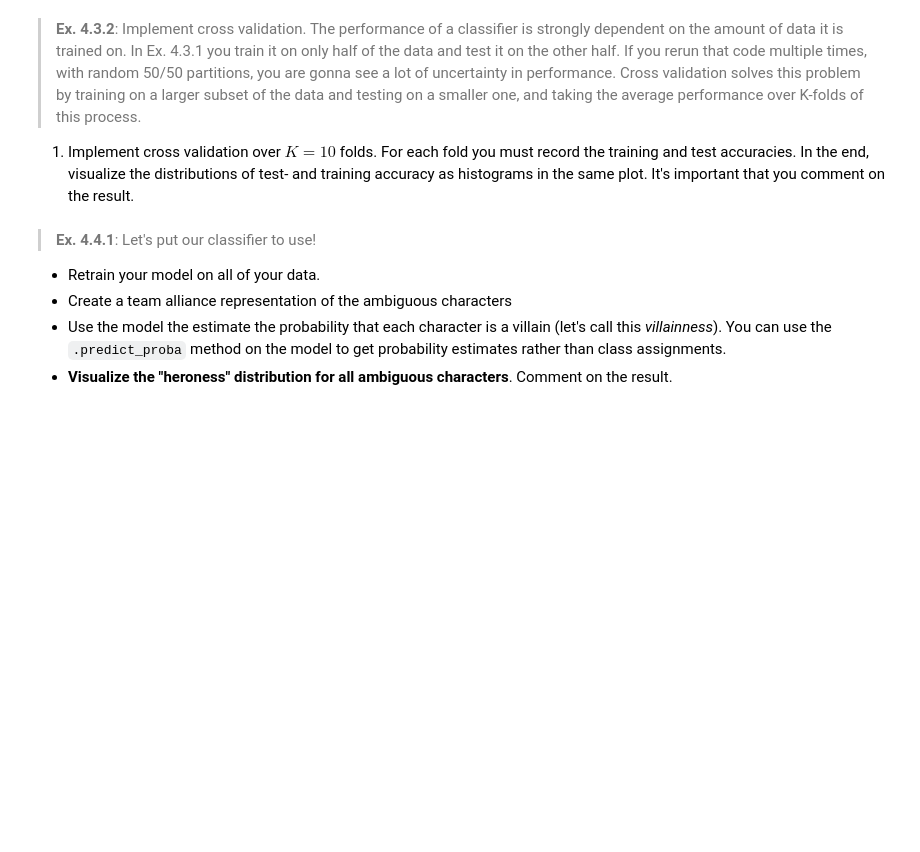
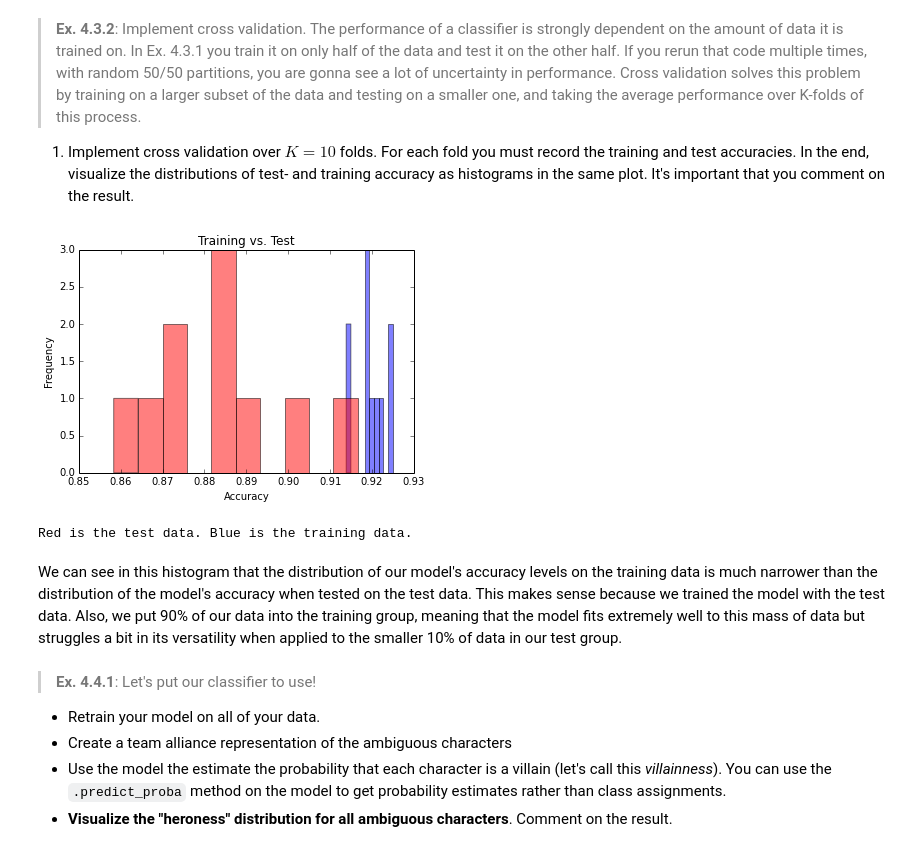
Before and after one commit to jmazanec15/BigDataClass, a Jupyter notebook: assignments/assignment1.ipynb, the cells around one changed output. Drawn from its saved outputs; the diff is of its cells as text; code cells hidden in the pictures; blank space fills up the shorter version.

```diff
--- a/assignments/assignment1.ipynb
+++ b/assignments/assignment1.ipynb
@@ -409,3 +539,19 @@ Some unexpected heroes, villains, and ambiguous characters page lengths are the
+# %%
+X, y = [], []
+for faction in ["heroes", "villains"]:
+    for char in [c[:-4] for c in os.listdir("../data/%s" % faction) if c != ".DS_Store"]:
+        if sum(get_alliance_vect(char)) == 0:
+            continue
+        X.append(get_alliance_vect(char))
+
+        if faction == "heroes":
+            y.append(1)
+        if faction == "villains":
+            y.append(0)
+
+
+X = np.array(X)
+y = np.array(y)
 # %% [markdown]
 > **Ex. 4.2.1**: Train a classifier on all of your data and test its accuracy.
 
@@ -424,6 +598,51 @@ Some unexpected heroes, villains, and ambiguous characters page lengths are the
 # %% [markdown]
 > **Ex. 4.3.2**: Implement cross validation. The performance of a classifier is strongly dependent on the amount of data it is trained on. In Ex. 4.3.1 you train it on only half of the data and test it on the other half. If you rerun that code multiple times, with random 50/50 partitions, you are gonna see a lot of uncertainty in performance. Cross validation solves this problem by training on a larger subset of the data and testing on a smaller one, and taking the average performance over K-folds of this process.
 1. Implement cross validation over $K=10$ folds. For each fold you must record the training and test accuracies. In the end, visualize the distributions of test- and training accuracy as histograms in the same plot. It's important that you comment on the result.
+# %%
+# Implementation of Cross validation
+from sklearn.metrics import f1_score
+# Initialize lsit
+train_accuracy = list()
+test_accuracy = list()
+index_cut = int(len(X_t)*0.9) # split data into halfs
+# Run for 10 folds
+for k in range(10):
+    # Shuffle data
+    data = zip(X, y)
+    np.random.shuffle(data)
+    # Put data back together
+    X_t = [r[0] for r in data]
+    y_t = [r[1] for r in data]
+    # Cut data in half
+    X_train, y_train = X_t[:index_cut], y_t[:index_cut] # training set
+    X_test, y_test = X_t[index_cut+1:], y_t[index_cut+1:] # testing set
+    # Set up the model
+    model = BernoulliNB()
+    # Train the model on trainig data
+    model.fit(X_train, y_train) # fit the model with your data
+    # Predict result
+    y_train_pred = model.predict(X_train) # make predictions on the training data
+    y_test_pred = model.predict(X_test) # make predictions on the training data
+    # Compute accuracy
+    accuracy_train = 	np.mean(y_train == y_train_pred) # calculate the accuracy
+    accuracy_test = 	np.mean(y_test == y_test_pred) # calculate the accuracy
+    # Add to list
+    train_accuracy.append(accuracy_train)
+    test_accuracy.append(accuracy_test)
+
+# Print results
+plt.xlabel("Accuracy")
+plt.ylabel("Frequency")
+plt.title("Training vs. Test")
+plt.hist(train_accuracy, color='blue', alpha=.5)
+plt.hist(test_accuracy, color='red', alpha=.5)
+plt.show()
+print "Red is the test data. Blue is the training data."
+# %% [output]
+[figure, added]
+Red is the test data. Blue is the training data.
+# %% [markdown]
+We can see in this histogram that the distribution of our model's accuracy levels on the training data is much narrower than the distribution of the model's accuracy when tested on the test data. This makes sense because we trained the model with the test data. Also, we put 90% of our data into the training group, meaning that the model fits extremely well to this mass of data but struggles a bit in its versatility when applied to the smaller 10% of data in our test group.
 # %% [markdown]
 >**Ex. 4.4.1**: Let's put our classifier to use!
 * Retrain your model on all of your data.
```
Also changed, not shown: parts of 17 cells of this notebook, 1 other file.
